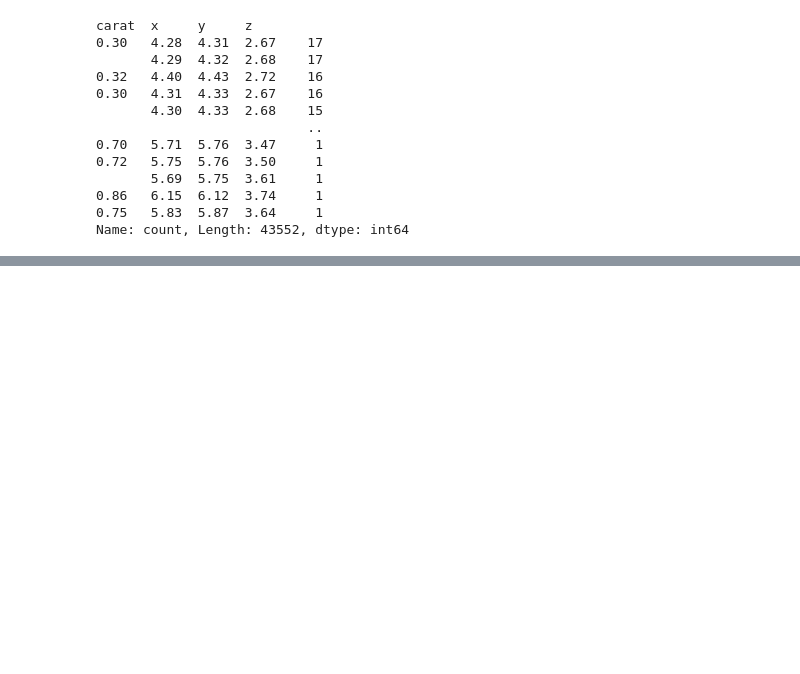
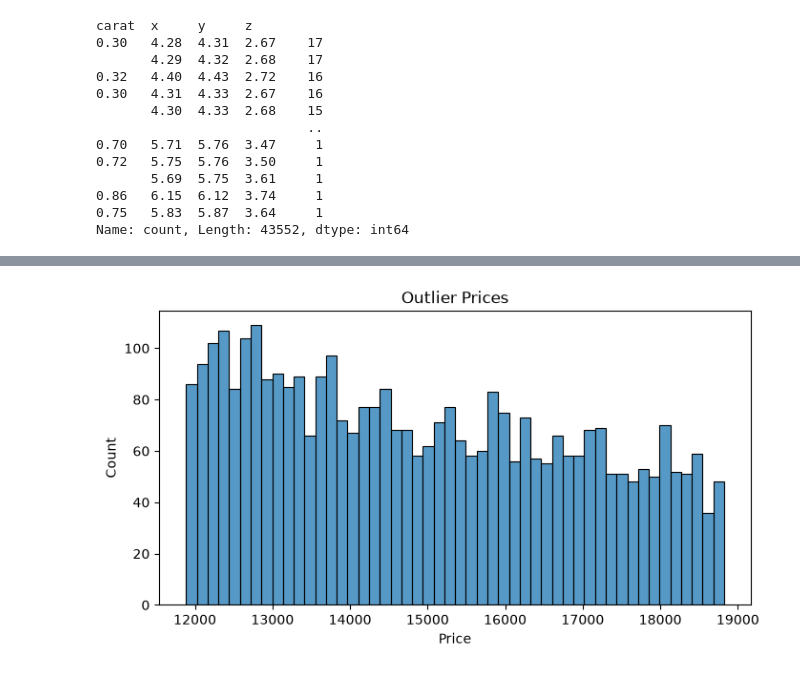
Before and after one commit to saadraza2004/Python-for-AI, a Jupyter notebook: notebooks/Week 4/Day 17/project.ipynb, the cells around one changed output, grey strips where cells are left out. Cells and saved outputs as stored; diff of their text form; code cells hidden in the pictures; blank space fills up the shorter version.

```diff
--- a/notebooks/Week 4/Day 17/project.ipynb
+++ b/notebooks/Week 4/Day 17/project.ipynb
@@ -84,3 +84,19 @@ carat  x     y     z
 0.86   6.15  6.12  3.74     1
 0.75   5.83  5.87  3.64     1
 Name: count, Length: 43552, dtype: int64
+# %%
+q1 = df["price"].quantile(0.25)
+q3 = df["price"].quantile(0.75)
+iqr = q3 - q1
+
+low = q1 - 1.5 * iqr
+high = q3 + 1.5 * iqr
+
+print("Q1", q1)
+print("Q3", q3)
+print("IQR", iqr)
+print("Lower Limit: ", low)
+print("Higher Limit: ", high)
+
+outliers = df[(df["price"] < low) | (df["price"] > high)]
+print("Total outliers = ", len(outliers))
@@ -86,0 +162,10 @@ Name: count, Length: 43552, dtype: int64
+# %%
+#HISTOGRAM FOR OUTLIERS
+plt.figure(figsize=(8,4))
+sns.histplot(outliers["price"], bins = 50)
+plt.title("Outlier Prices")
+plt.xlabel("Price")
+plt.ylabel("Count")
+plt.show()
+# %% [output]
+[figure, added]
```
Also changed, not shown: parts of 9 cells of this notebook, 1 other file.
